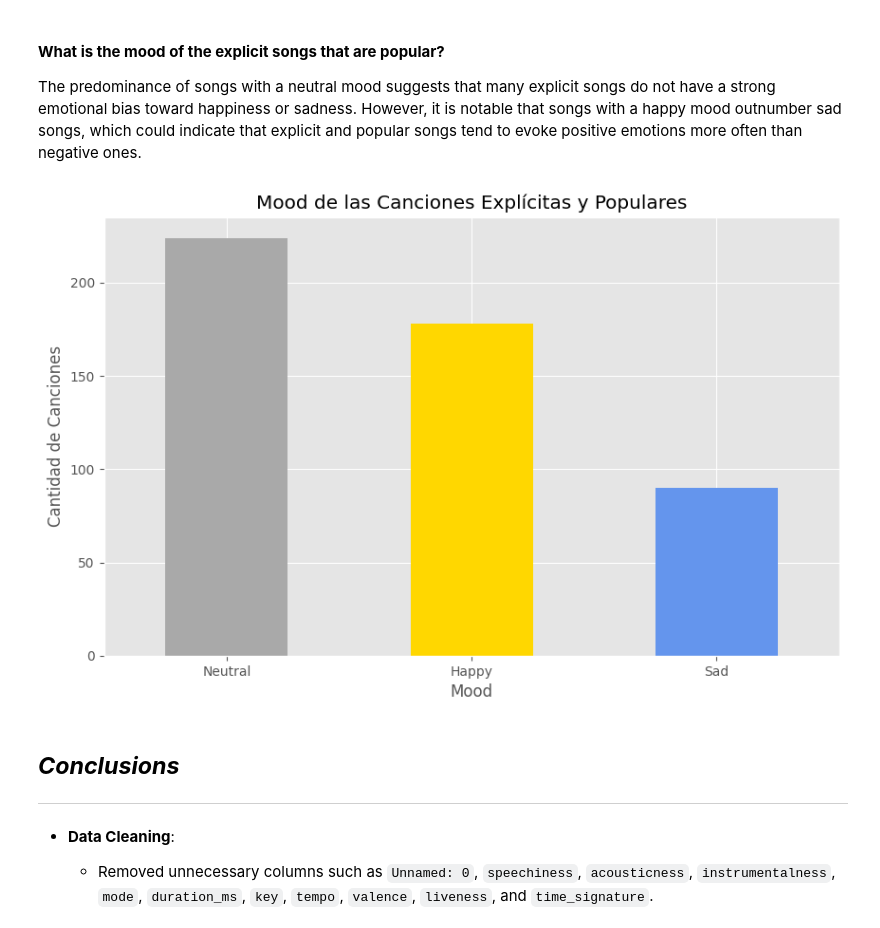
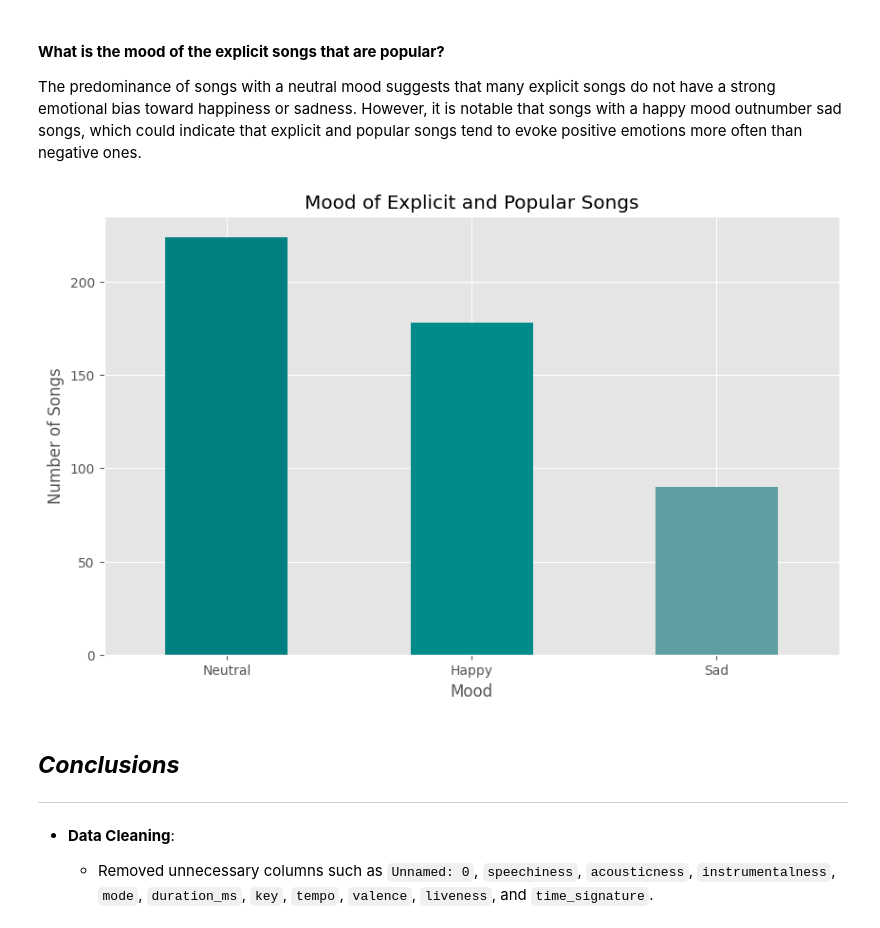
Before and after one commit to mitgar14/etl-workshop-2, a Jupyter notebook: notebooks/01-EDA_Spotify.ipynb, the cells around one changed output. Cells and saved outputs as stored; diff of their text form; code cells hidden in the pictures.

```diff
--- a/notebooks/01-EDA_Spotify.ipynb
+++ b/notebooks/01-EDA_Spotify.ipynb
@@ -875,19 +875,19 @@ The predominance of songs with a neutral mood suggests that many explicit songs
 # %%
 explicit_popular_songs = popular_songs.query("explicit == True")
 
 mood_counts = explicit_popular_songs["track_mood"].value_counts()
 
 plt.figure(figsize=(10, 6))
-mood_counts.plot(kind="bar", color=["#A9A9A9", "#FFD700", "#6495ED"])
+mood_counts.plot(kind="bar", color=["teal", "darkcyan", "cadetblue"])
 
 plt.title("Mood of Explicit and Popular Songs")
 plt.xlabel("Mood")
 plt.ylabel("Number of Songs")
 plt.xticks(rotation=0)
 
 plt.show()
 # %% [output]
-[figure, old version]
+[figure, new version]
 # %% [markdown]
 ## ***Conclusions***
 ---
```
Also changed, not shown: 1 other file.
